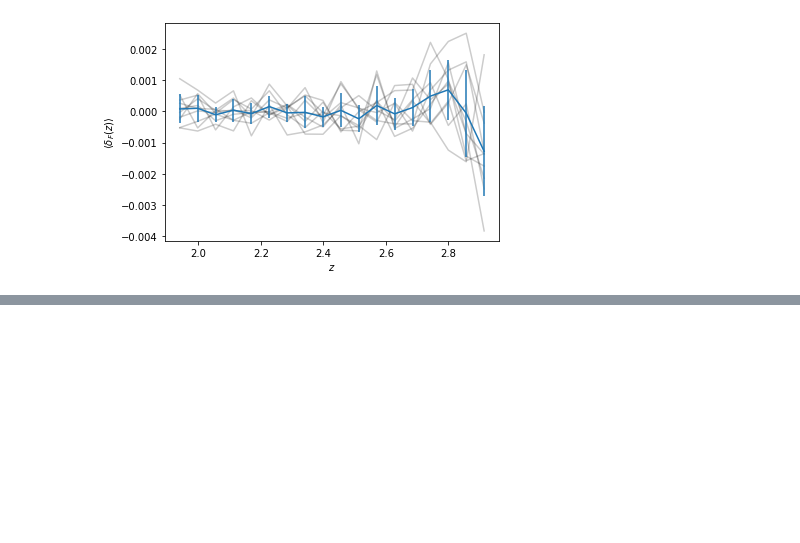
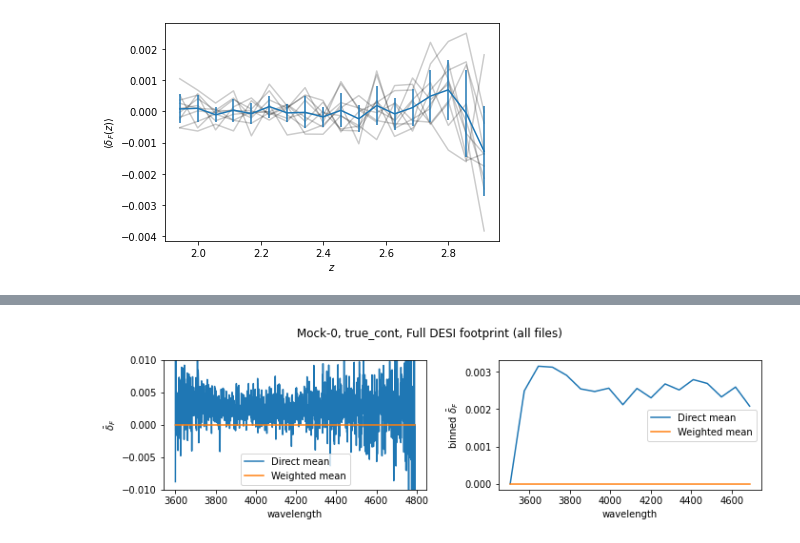
Before and after one commit to hangqianjun/lya_forest_clustering_z, a Jupyter notebook: notebooks/looking_at_noisy_lya.ipynb, the cells around one changed output, grey strips where cells are left out. Cells and saved outputs as stored; diff of their text form; code cells hidden in the pictures; blank space fills up the shorter version.

```diff
--- a/notebooks/looking_at_noisy_lya.ipynb
+++ b/notebooks/looking_at_noisy_lya.ipynb
@@ -429,0 +567,42 @@ Text(0, 0.5, '$\\langle \\delta_F(z) \\rangle$')
+# %%
+# print avg:
+fin = np.loadtxt("/pscratch/sd/q/qhang/desi-lya/delta_F/zbins.txt")
+bin_edges = fin[:,0]
+zbin_centre = fin[:-1,1]
+nbin = len(bin_edges)-1
+
+bin_tag = np.digitize(objred, bin_edges)
+
+mean_deltaf = np.zeros(nbin)
+mean_deltaf_w = np.zeros(nbin)
+for kk in range(nbin):
+    if (kk + 1) in bin_tag:
+        useind = (bin_tag == kk+1)
+        mean_deltaf[kk] = np.mean(( Deltaf_sum /  Npix)[useind])
+        mean_deltaf_w[kk] = np.mean(( Deltaf_w_sum / Totweight)[useind])
+# %%
+wavecen = zbin_centre*emit + emit
+# %%
+fig,axarr=pl.subplots(1,2,figsize=[10,3])
+
+pl.suptitle("Mock-0, true_cont, Full DESI footprint (all files)")
+
+pl.sca(axarr[0])
+pl.plot(wave, Deltaf_sum /  Npix, label="Direct mean")
+pl.plot(wave, Deltaf_w_sum / Totweight , label="Weighted mean")
+pl.ylim([-0.01,0.01])
+pl.xlabel("wavelength")
+pl.ylabel("$\\bar{\\delta}_F$")
+pl.legend()
+
+pl.sca(axarr[1])
+pl.plot(wavecen, mean_deltaf, label="Direct mean")
+pl.plot(wavecen, mean_deltaf_w, label="Weighted mean")
+pl.xlabel("wavelength")
+pl.ylabel("binned $\\bar{\\delta}_F$")
+pl.legend()
+#pl.title("Full DESI footprint")
+
+pl.tight_layout()
+# %% [output]
+[figure, added]
```
Also changed, not shown: parts of 13 cells of this notebook, 12 other files.
